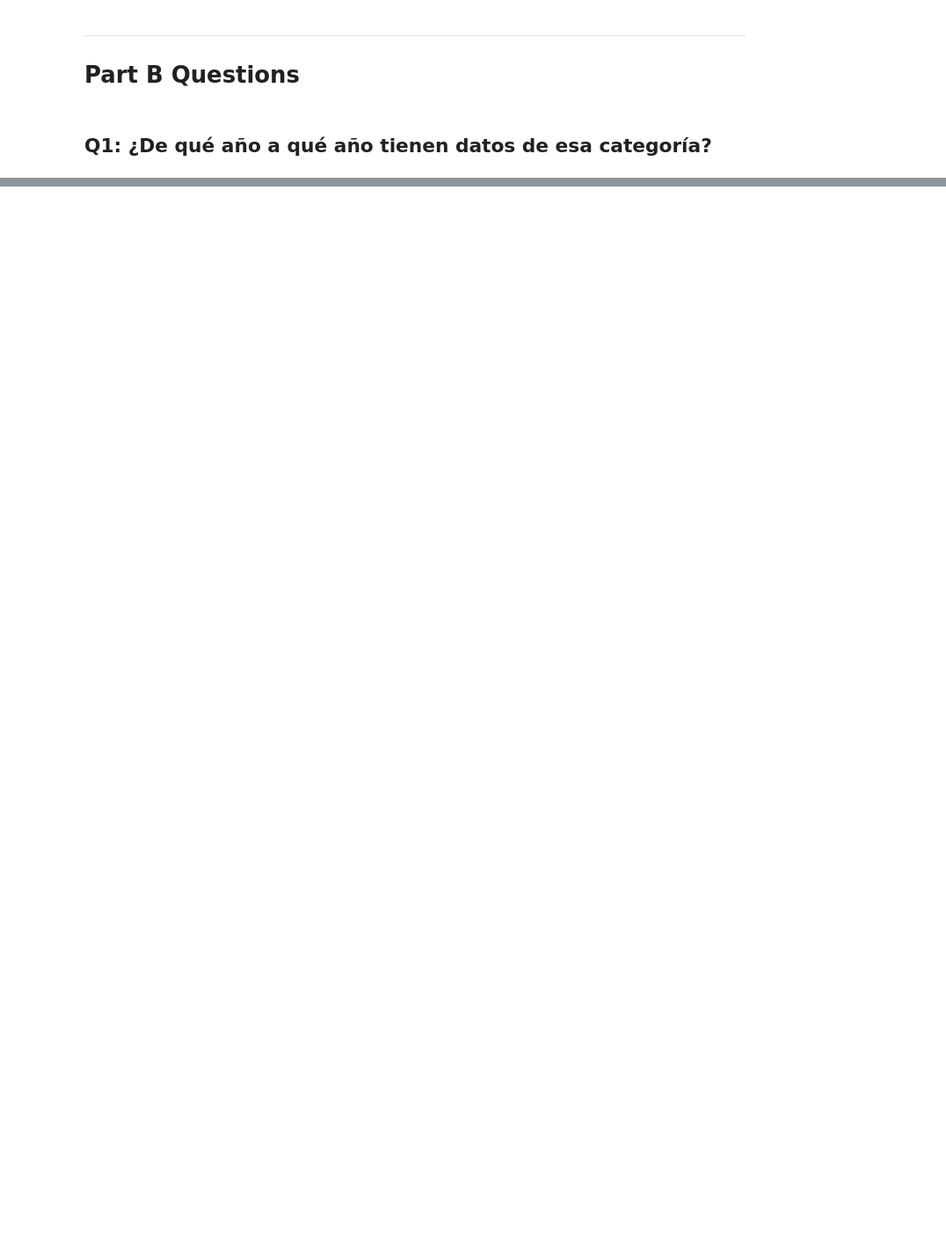
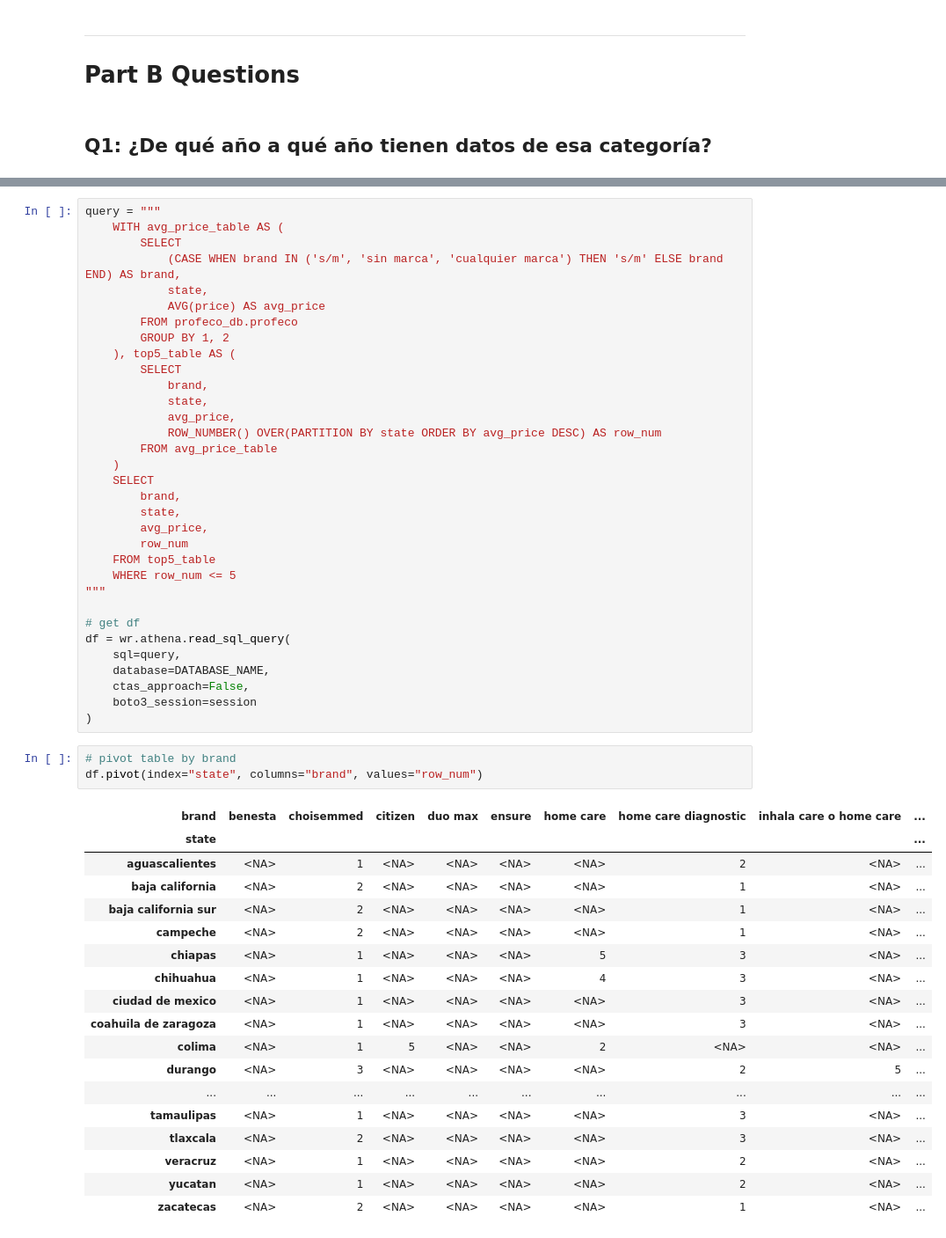
Before and after one commit to romanAVJ/mds-spark-project, a Jupyter notebook: src/s2_spark/partB.ipynb, the cells around one changed output, grey strips where cells are left out. Shown at 88% size. Drawn from its saved outputs; the diff is of its cells as text; blank space fills up the shorter version.

```diff
--- a/src/s2_spark/partB.ipynb
+++ b/src/s2_spark/partB.ipynb
@@ -87,0 +173,55 @@ df
+# %%
+query = """
+    WITH avg_price_table AS (
+        SELECT
+            (CASE WHEN brand IN ('s/m', 'sin marca', 'cualquier marca') THEN 's/m' ELSE brand END) AS brand,
+            state,
+            AVG(price) AS avg_price
+        FROM profeco_db.profeco
+        GROUP BY 1, 2
+    ), top5_table AS (
+        SELECT
+            brand,
+            state,
+            avg_price,
+            ROW_NUMBER() OVER(PARTITION BY state ORDER BY avg_price DESC) AS row_num
+        FROM avg_price_table
+    )
+    SELECT
+        brand,
+        state,
+        avg_price,
+        row_num
+    FROM top5_table
+    WHERE row_num <= 5
+"""
+
+# get df
+df = wr.athena.read_sql_query(
+    sql=query,
+    database=DATABASE_NAME,
+    ctas_approach=False,
+    boto3_session=session
+)
+# %%
+# pivot table by brand
+df.pivot(index="state", columns="brand", values="row_num")
+# %% [output]
+| brand | benesta | choisemmed | citizen | duo max | ensure | home care | home care diagnostic | inhala care o home care | ... |
+| state |  |  |  |  |  |  |  |  | ... |
+| aguascalientes | <NA> | 1 | <NA> | <NA> | <NA> | <NA> | 2 | <NA> | ... |
+| baja california | <NA> | 2 | <NA> | <NA> | <NA> | <NA> | 1 | <NA> | ... |
+| baja california sur | <NA> | 2 | <NA> | <NA> | <NA> | <NA> | 1 | <NA> | ... |
+| campeche | <NA> | 2 | <NA> | <NA> | <NA> | <NA> | 1 | <NA> | ... |
+| chiapas | <NA> | 1 | <NA> | <NA> | <NA> | 5 | 3 | <NA> | ... |
+| chihuahua | <NA> | 1 | <NA> | <NA> | <NA> | 4 | 3 | <NA> | ... |
+| ciudad de mexico | <NA> | 1 | <NA> | <NA> | <NA> | <NA> | 3 | <NA> | ... |
+| coahuila de zaragoza | <NA> | 1 | <NA> | <NA> | <NA> | <NA> | 3 | <NA> | ... |
+| colima | <NA> | 1 | 5 | <NA> | <NA> | 2 | <NA> | <NA> | ... |
+| durango | <NA> | 3 | <NA> | <NA> | <NA> | <NA> | 2 | 5 | ... |
+| ... | ... | ... | ... | ... | ... | ... | ... | ... | ... |
+| tamaulipas | <NA> | 1 | <NA> | <NA> | <NA> | <NA> | 3 | <NA> | ... |
+| tlaxcala | <NA> | 2 | <NA> | <NA> | <NA> | <NA> | 3 | <NA> | ... |
+| veracruz | <NA> | 1 | <NA> | <NA> | <NA> | <NA> | 2 | <NA> | ... |
+| yucatan | <NA> | 1 | <NA> | <NA> | <NA> | <NA> | 2 | <NA> | ... |
+| zacatecas | <NA> | 2 | <NA> | <NA> | <NA> | <NA> | 1 | <NA> | ... |
```
Also changed, not shown: parts of 26 cells of this notebook.
